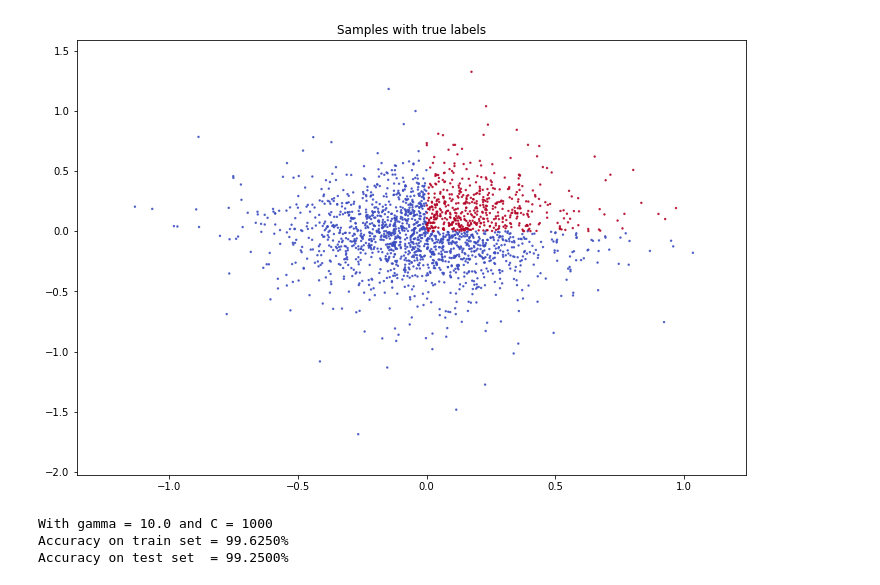
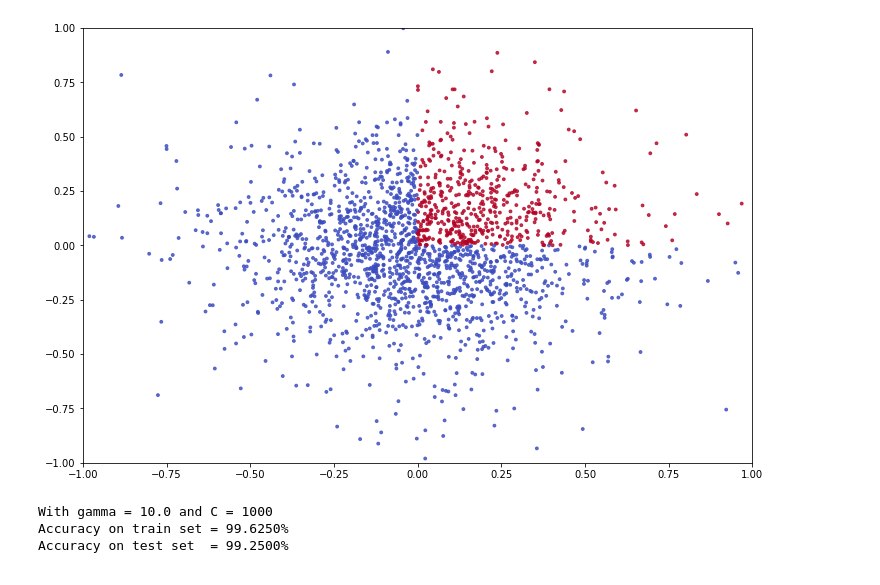
Before and after one commit to changx03/jupyter_tensorflow, a Jupyter notebook: And Gate Adversarial Example.ipynb, the cells around one changed output. Saved outputs shown, nothing was run; the diff lists cells and outputs as text; code cells hidden in the pictures.

```diff
--- a/And Gate Adversarial Example.ipynb
+++ b/And Gate Adversarial Example.ipynb
@@ -26,21 +26,20 @@ x = x - 0.5
 # %%
 # Increasing the size of the plots
 figsize = np.array(plt.rcParams["figure.figsize"]) * 2
 # by symmetry x and y axis should be in same range
 x_max = np.amax(x, axis=0) * 1.2
 x_min = np.amin(x, axis=0) * 1.2
 
 plt.figure(figsize=figsize.tolist())
 plt.scatter(
-    x[:, 0], x[:, 1], marker='.', c=y, alpha=0.8, cmap='coolwarm',
+    x[:, 0], x[:, 1], marker='o', c=y, alpha=0.8, cmap='coolwarm',
     s=8, edgecolor='face')
 plt.grid(False)
-plt.xlim(x_min[0], x_max[0])
-plt.ylim(x_min[1], x_max[1])
-plt.title('Samples with true labels')
+plt.xlim(-1.0, 1.0)
+plt.ylim(-1.0, 1.0)
 plt.show()
 # %% [output]
-[figure, old version]
+[figure, new version]
 # %%
 # 80:20 split on training and test sets
 x_train, x_test, y_train, y_test = train_test_split(x, y, test_size=0.2)
```
Also changed, not shown: parts of 9 cells of this notebook.
